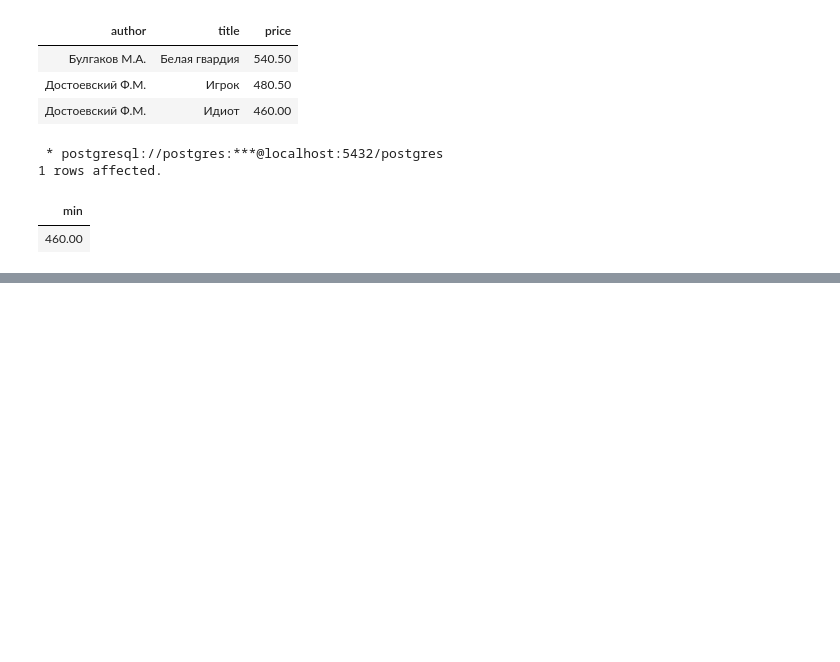
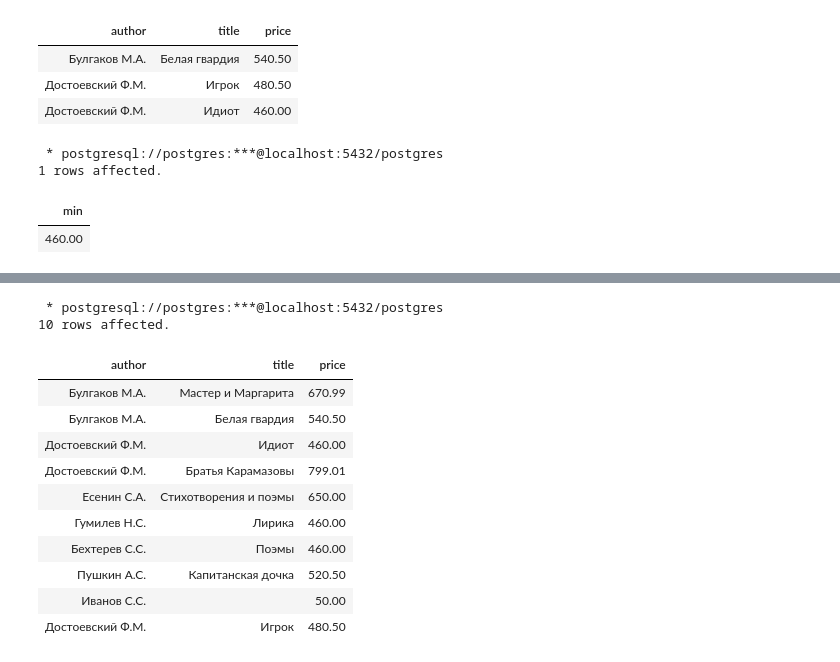
Before and after one commit to letrepas/Interactive-SQL-Simulator, a Jupyter notebook: SQL.ipynb, the cells around one changed output, grey strips where cells are left out. Cells and saved outputs as stored; diff of their text form; code cells hidden in the pictures; blank space fills up the shorter version.

```diff
--- a/SQL.ipynb
+++ b/SQL.ipynb
@@ -643,0 +729,23 @@ ORDER BY price DESC;
+# %%
+%%sql
+SELECT author, title, price
+FROM stepik.book
+WHERE price < ANY (
+        SELECT MIN(price)
+        FROM stepik.book
+        GROUP BY author
+);
+# %% [output]
+ * postgresql://postgres:***@localhost:5432/postgres
+10 rows affected.
+| author | title | price |
+| Булгаков М.А. | Мастер и Маргарита | 670.99 |
+| Булгаков М.А. | Белая гвардия | 540.50 |
+| Достоевский Ф.М. | Идиот | 460.00 |
+| Достоевский Ф.М. | Братья Карамазовы | 799.01 |
+| Есенин С.А. | Стихотворения и поэмы | 650.00 |
+| Гумилев Н.С. | Лирика | 460.00 |
+| Бехтерев С.С. | Поэмы | 460.00 |
+| Пушкин А.С. | Капитанская дочка | 520.50 |
+| Иванов С.С. |  | 50.00 |
+| Достоевский Ф.М. | Игрок | 480.50 |
```
Also changed, not shown: parts of 11 cells of this notebook.
